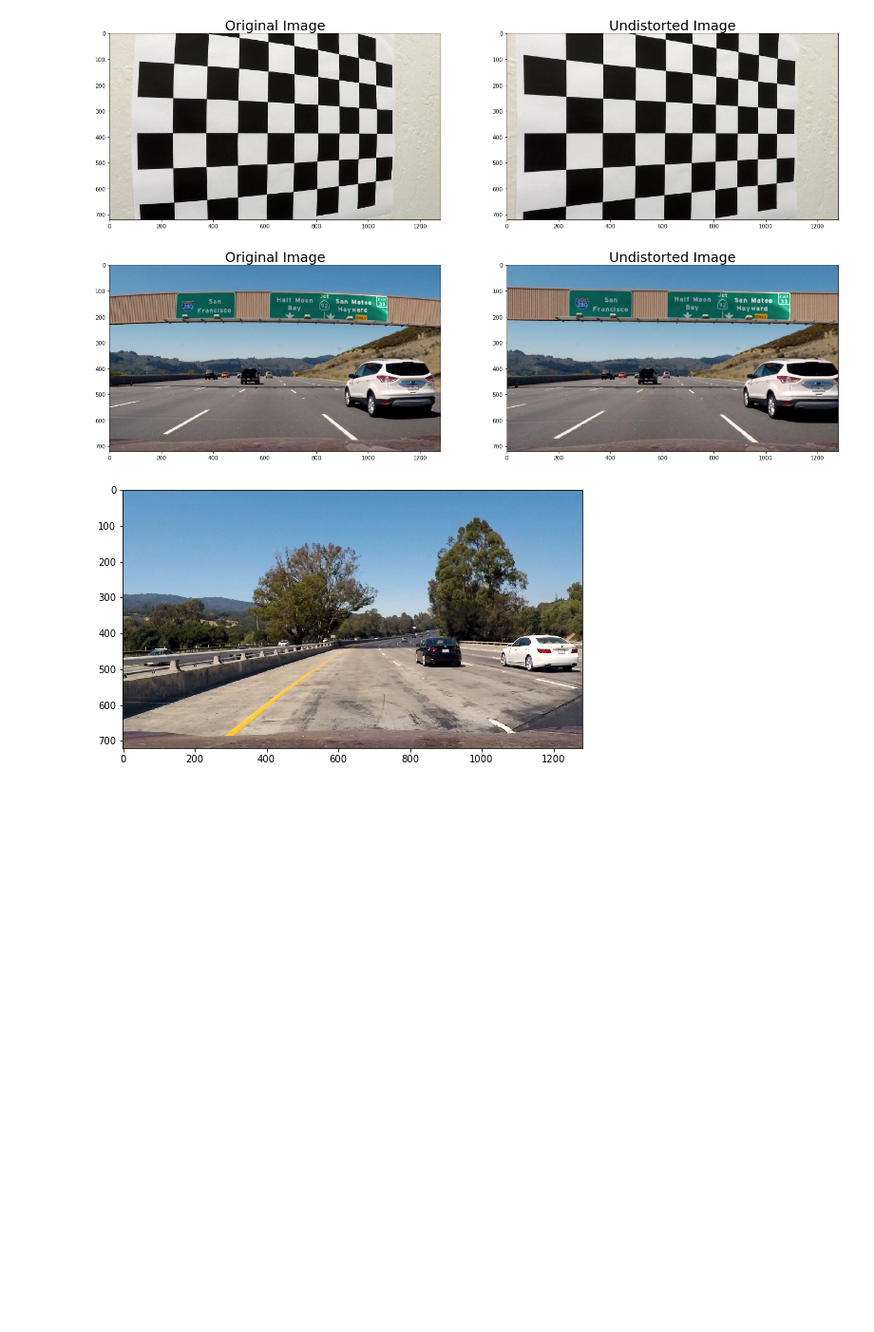
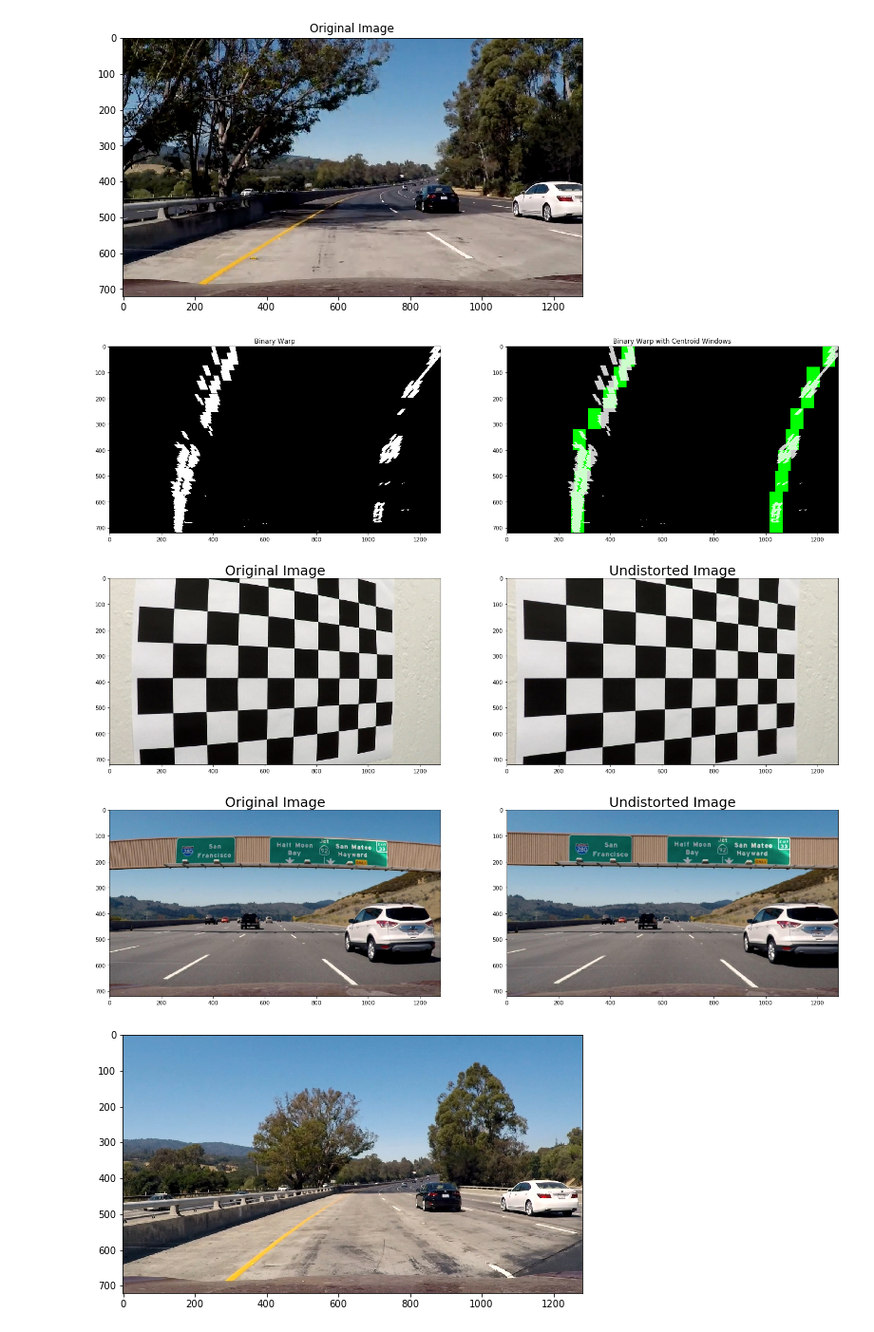
Before and after one commit to beliu/P3_Advanced_Lane_Finding, a Jupyter notebook: P3_Submission.ipynb, the cells around one changed output. Shown at 95% size. Saved outputs shown, nothing was run; the diff lists cells and outputs as text; code cells hidden in the pictures; blank space fills up the shorter version.

```diff
--- a/P3_Submission.ipynb
+++ b/P3_Submission.ipynb
@@ -463,11 +473,43 @@ def find_lane_centroids(image, window_width, window_height, margin):
             l_points[(l_points == 255) | ((l_mask == 1))] = 255
             r_points[(r_points == 255) | ((r_mask == 1))] = 255
 
+        # Draw the results
+        template = np.array(r_points+l_points,np.uint8) # add both left and right window pixels together
+        zero_channel = np.zeros_like(template) # create a zero color channel
+        template = np.array(cv2.merge((zero_channel,template,zero_channel)),np.uint8) # make window pixels green
+        # making the original road pixels 3 color channels
+        warpage = np.array(cv2.merge((image,image,image)),np.uint8)
+        # overlay the orignal road image with window results
+        output = cv2.addWeighted(template, 1, warpage, .8, 0.0)
+
         # Get the positions of the left and right lane pixels
         left_lane = cv2.bitwise_and(image, l_points)
         right_lane = cv2.bitwise_and(image, r_points)
 
-    return left_lane, right_lane
+    return left_lane, right_lane, output
+# %%
+# Set the width of the windows +/- margin window settings
+window_width = 50
+window_height = 80 # Break image into 9 vertical layers since image height is 720
+margin = 60 # How much to slide left and right for searching
+
+image = cv2.imread('test_images/test5.jpg')
+image = cv2.cvtColor(image, cv2.COLOR_BGR2RGB)
+plt.figure(figsize=(10,5))
+plt.imshow(image)
+plt.title('Original Image')
+binary_warped, undist, M, Minv = process_image(image, mtx, dist, prev_m=None, prev_minv=None)
+left_lane, right_lane, output = find_lane_centroids(binary_warped, window_width, window_height, margin)
+fig, (ax1, ax2) = plt.subplots(1, 2, figsize=(24,9))
+ax1.imshow(binary_warped, cmap='gray')
+ax1.set_title('Binary Warp')
+ax2.imshow(output, cmap='gray')
+ax2.set_title('Binary Warp with Centroid Windows')
+
+plt.show()
+# %% [output]
+[figure, added]
+[figure, added]
 # %%
 # Define a class to receive the characteristics of each line detection
 class Line():
```
Also changed, not shown: parts of 2 cells of this notebook, 1 other file.
